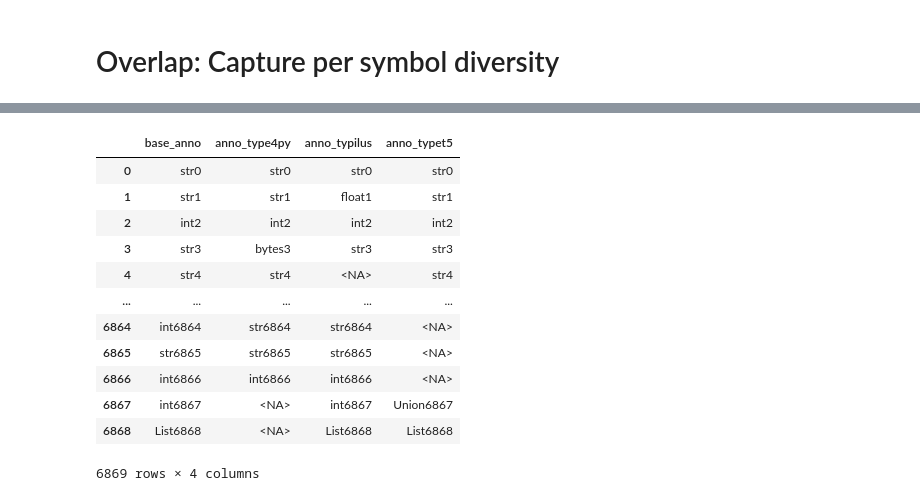
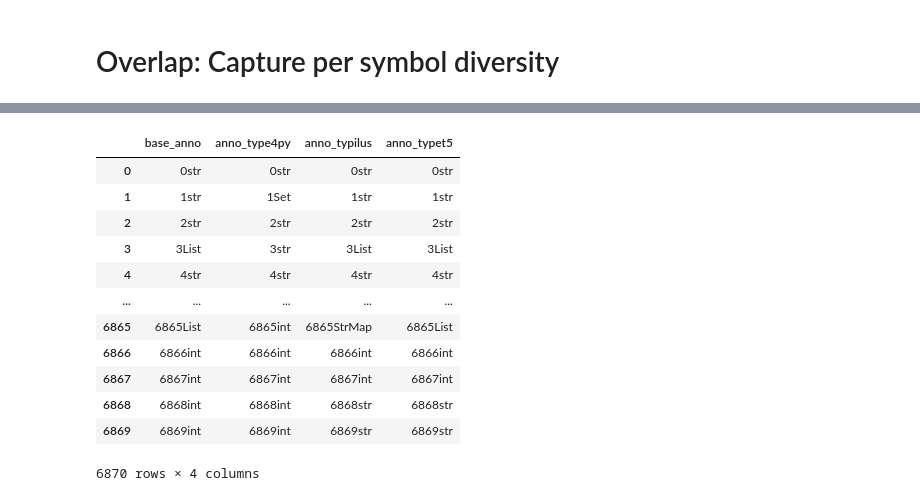
Before and after one commit to multidim-typeinf4py/scripts, a Jupyter notebook: experiments/02 Overlap/ML-Overlap.ipynb, the cells around one changed output, grey strips where cells are left out. Saved outputs shown, nothing was run; the diff lists cells and outputs as text; code cells hidden in the pictures.

```diff
--- a/experiments/02 Overlap/ML-Overlap.ipynb
+++ b/experiments/02 Overlap/ML-Overlap.ipynb
@@ -207,6 +366,7 @@ See the caveats in the documentation: https://pandas.pydata.org/pandas-docs/stab
 # %%
-typilus_ubiq = pipeline(tool="typilusN1", groundtruth=groundtruth, threshold=0.06)
+typilus_base_ubiq = experiments.predictions.ubiquitous(typilus_base)
+
 #co_occurrences(evaluatable_ubiq, truth="gt_anno", pred="anno", threshold=0.0, figsize=(30, 15), ax=ax)
 ax2.set_title('Typilus')
-co_occurrences(typilus_ubiq, truth="gt_anno", pred="anno", threshold=0.06, figsize=(10, 5), ax=ax2)
+co_occurrences(typilus_base_ubiq, truth="gt_anno", pred="anno", threshold=0.06, figsize=(5, 10), ax=ax2)
 # %% [output]
@@ -234,8 +379,6 @@ typet5_groundtruth = groundtruth[groundtruth[ExtendedTypeCollectionSchema.catego
     [TypeCollectionCategory.CALLABLE_RETURN, TypeCollectionCategory.CALLABLE_PARAMETER]
 )]
 
-typet5_ubiq = pipeline(tool="TypeT5TopN1", groundtruth=typet5_groundtruth, threshold=0.06)
-ax3.set_title('TypeT5')
-co_occurrences(typet5_ubiq, truth="gt_anno", pred="anno", threshold=0.06, figsize=(10, 5), ax=ax3)
+typet5_base = base_pipeline(tool="TypeT5TopN1", groundtruth=typet5_groundtruth)
 # %% [output]
 Loaded inferred
@@ -255,0 +402,10 @@ Reduced to evaluatable
+# %%
+typet5_base_ubiq = experiments.predictions.ubiquitous(typet5_base)
+
+ax3.set_title('TypeT5')
+experiments.predictions.co_occurrences(
+    typet5_base_ubiq,
+    truth="gt_anno", pred="anno",
+    threshold=0.06, figsize=(5, 10), ax=ax3,
+    unsupported=[TypeCollectionCategory.VARIABLE]
+)
@@ -287,13 +442,13 @@ Requirement already satisfied: six>=1.5 in /home/container/.cache/pypoetry/virtu
 # %%
 ignore = ["gt_anno", "topn", "method"]
 
-common_predictions = type4py_ubiq.drop(columns=ignore).merge(
-    typilus_ubiq.drop(columns=ignore),
+common_predictions = type4py_base_ubiq.drop(columns=ignore).merge(
+    typilus_base_ubiq.drop(columns=ignore),
     how="outer",
     on=["repository", "category", "file", "qname", "qname_ssa"],
     suffixes=("_type4py", "_typilus")
 ).merge(
-    typet5_ubiq.drop(columns=ignore).rename(columns={"anno": "anno_typet5"}),
+    typet5_base_ubiq.drop(columns=ignore).rename(columns={"anno": "anno_typet5"}),
     how="outer",
     on=["repository", "category", "file", "qname", "qname_ssa"]
 )
@@ -346,21 +499,22 @@ Requirement already satisfied: six>=1.5 in /home/container/.cache/pypoetry/virtu
 # %%
+aligned = pd.DataFrame()
 for relevant in ["base_anno", "anno_type4py", "anno_typilus", "anno_typet5"]:
-    common_predictions[relevant] += common_predictions.index.astype("string")
+    aligned[relevant] = common_predictions.index.astype("string") + common_predictions[relevant]
 
-common_predictions[["base_anno", "anno_type4py", "anno_typilus", "anno_typet5"]]
+aligned[["base_anno", "anno_type4py", "anno_typilus", "anno_typet5"]]
 # %% [output]
 |  | base_anno | anno_type4py | anno_typilus | anno_typet5 |
-| 0 | str0 | str0 | str0 | str0 |
-| 1 | str1 | str1 | float1 | str1 |
-| 2 | int2 | int2 | int2 | int2 |
-| 3 | str3 | bytes3 | str3 | str3 |
-| 4 | str4 | str4 | <NA> | str4 |
+| 0 | 0str | 0str | 0str | 0str |
+| 1 | 1str | 1Set | 1str | 1str |
+| 2 | 2str | 2str | 2str | 2str |
+| 3 | 3List | 3str | 3List | 3List |
+| 4 | 4str | 4str | 4str | 4str |
 | ... | ... | ... | ... | ... |
-| 6864 | int6864 | str6864 | str6864 | <NA> |
-| 6865 | str6865 | str6865 | str6865 | <NA> |
-| 6866 | int6866 | int6866 | int6866 | <NA> |
-| 6867 | int6867 | <NA> | int6867 | Union6867 |
-| 6868 | List6868 | <NA> | List6868 | List6868 |
+| 6865 | 6865List | 6865int | 6865StrMap | 6865List |
+| 6866 | 6866int | 6866int | 6866int | 6866int |
+| 6867 | 6867int | 6867int | 6867int | 6867int |
+| 6868 | 6868int | 6868int | 6868str | 6868str |
+| 6869 | 6869int | 6869int | 6869str | 6869str |
-6869 rows × 4 columns
+6870 rows × 4 columns
 # %%
 venn3(
```
Also changed, not shown: parts of 40 cells of this notebook, 22 other files.
